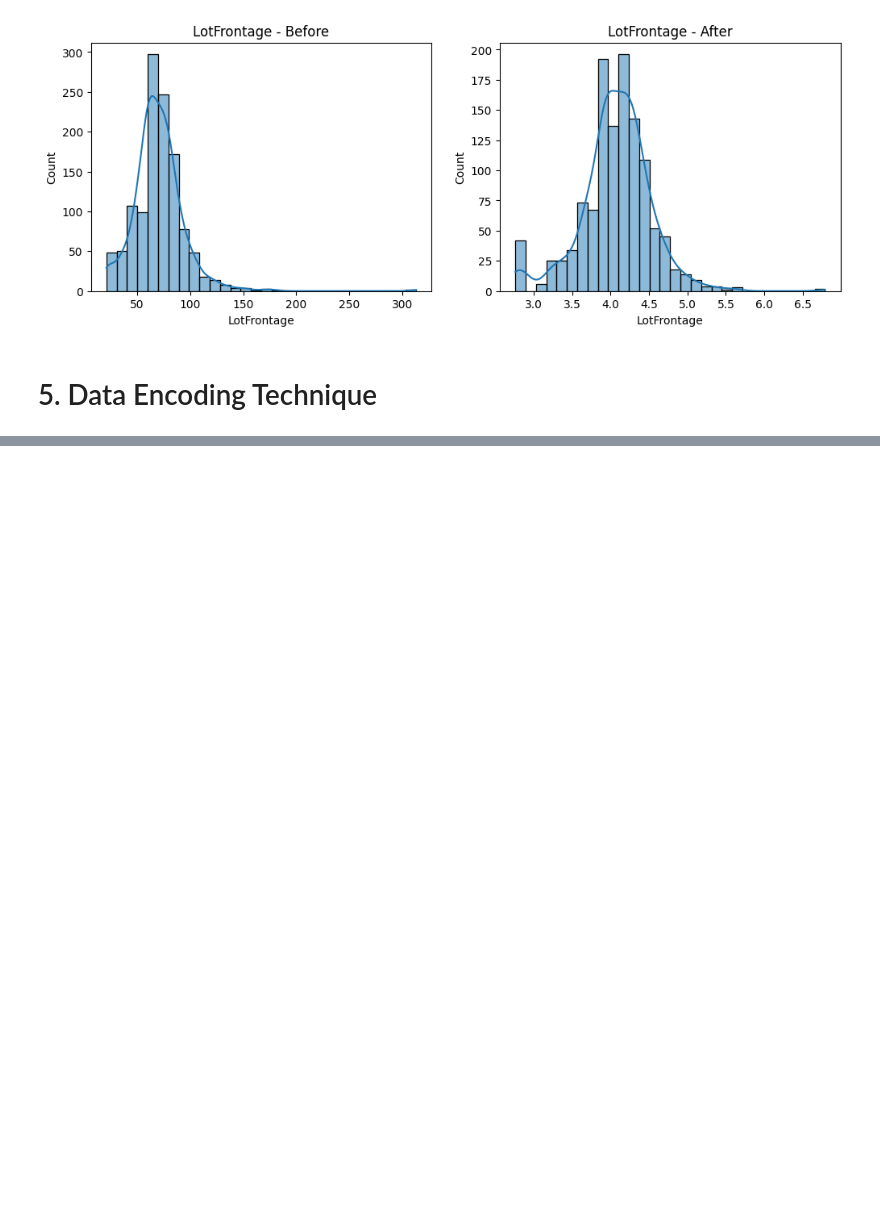
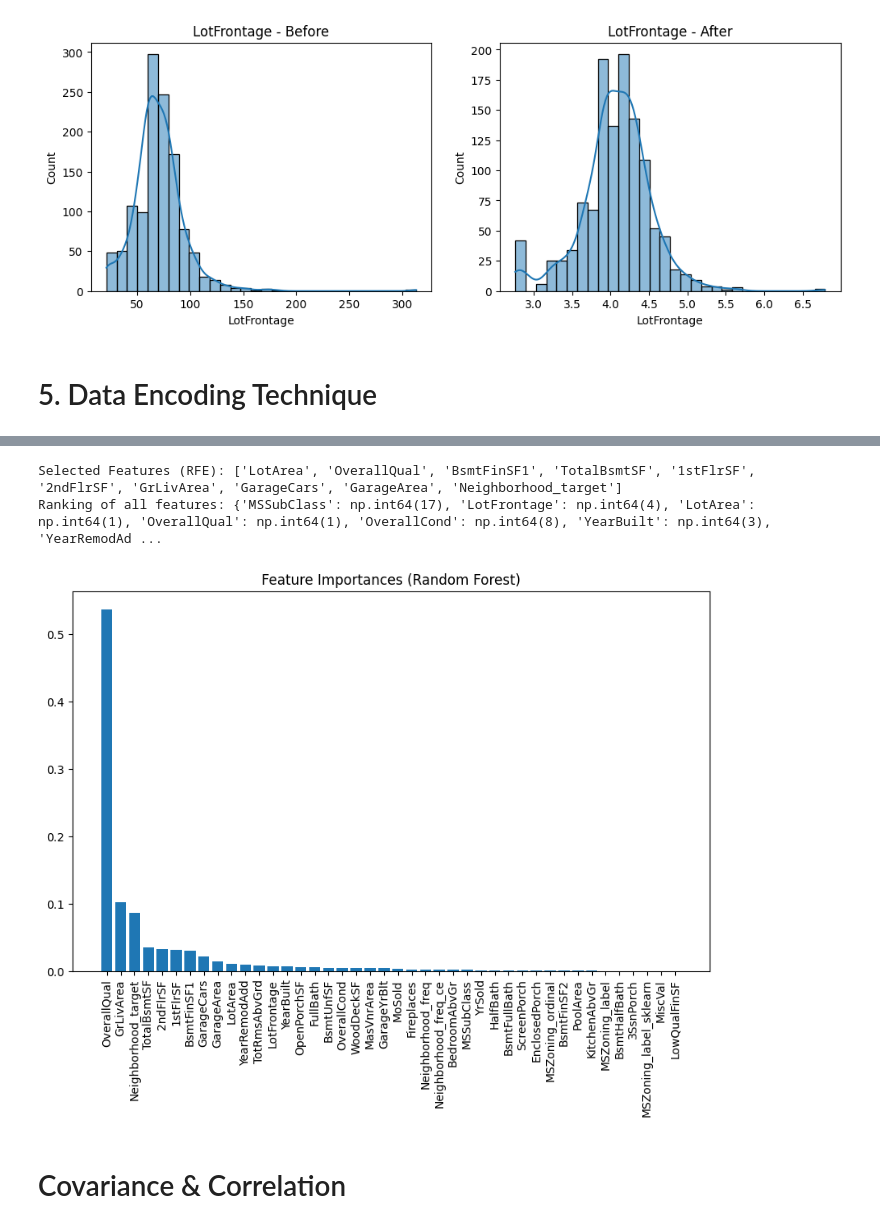
Before and after one commit to mylukhanush/statistics, a Jupyter notebook: house_price/house_price.ipynb, the cells around one changed output, grey strips where cells are left out. Drawn from its saved outputs; the diff is of its cells as text; code cells hidden in the pictures; blank space fills up the shorter version.

```diff
--- a/house_price/house_price.ipynb
+++ b/house_price/house_price.ipynb
@@ -672,0 +1132,44 @@ compare_distribution(df[col], df_transformed[col], col)
+# %%
+# Recursive Feature Elimination (RFE)
+
+from sklearn.feature_selection import RFE
+from sklearn.ensemble import RandomForestRegressor
+
+X_rfe = df_cleaned.drop(columns=["SalePrice", "Id", "SalePrice_zscore"])
+y_rfe = df_cleaned["SalePrice"]
+
+model = RandomForestRegressor(n_estimators=100, random_state=42) # machine learning algo
+
+rfe = RFE(model, n_features_to_select=10)
+rfe = rfe.fit(X_rfe, y_rfe)
+
+selected_features = X_rfe.columns[rfe.support_]
+ranking = dict(zip(X_rfe.columns, list(rfe.ranking_)))
+
+print("Selected Features (RFE):", list(selected_features))
+print("Ranking of all features:", ranking)
+
+# 1 : important features
+# 2,3,4 : not selected (The higher the number, the less important)
+# order defines the order in which they are eliminated
+# %% [output]
+Selected Features (RFE): ['LotArea', 'OverallQual', 'BsmtFinSF1', 'TotalBsmtSF', '1stFlrSF', '2ndFlrSF', 'GrLivArea', 'GarageCars', 'GarageArea', 'Neighborhood_target']
+Ranking of all features: {'MSSubClass': np.int64(17), 'LotFrontage': np.int64(4), 'LotArea': np.int64(1), 'OverallQual': np.int64(1), 'OverallCond': np.int64(8), 'YearBuilt': np.int64(3), 'YearRemodAd ...
+# %%
+# Feature importance Plot (without using RFE)
+
+rf = RandomForestRegressor(n_estimators=100, random_state=42) # machine learning algo
+rf.fit(X_rfe, y_rfe)
+
+importances = rf.feature_importances_
+indices = np.argsort(importances)[::-1]
+
+plt.figure(figsize=(10,6))
+plt.bar(range(len(X_rfe.columns)), importances[indices], align='center')
+plt.xticks(range(len(X_rfe.columns)), X_rfe.columns[indices], rotation=90)
+plt.title("Feature Importances (Random Forest)")
+plt.show()
+# %% [output]
+[figure, added]
+# %% [markdown]
+# Covariance & Correlation
```
Also changed, not shown: parts of 24 cells of this notebook.
